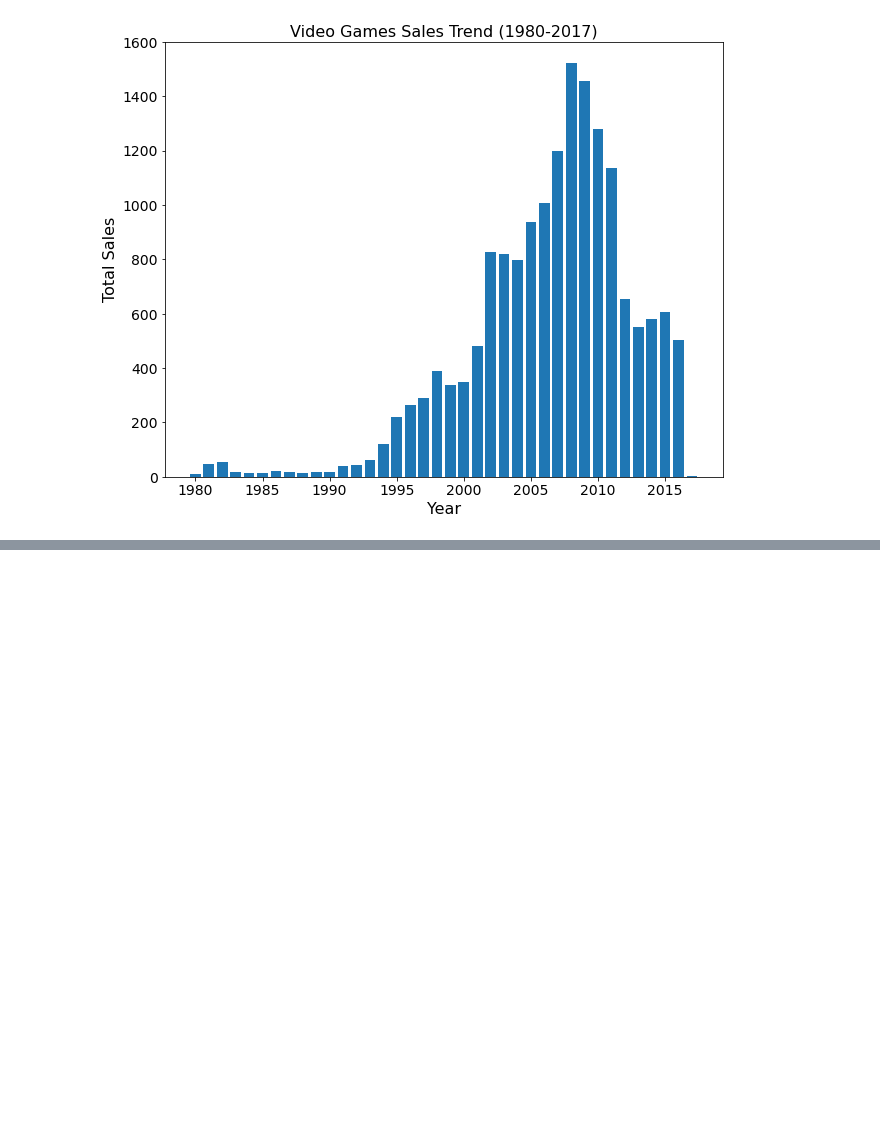
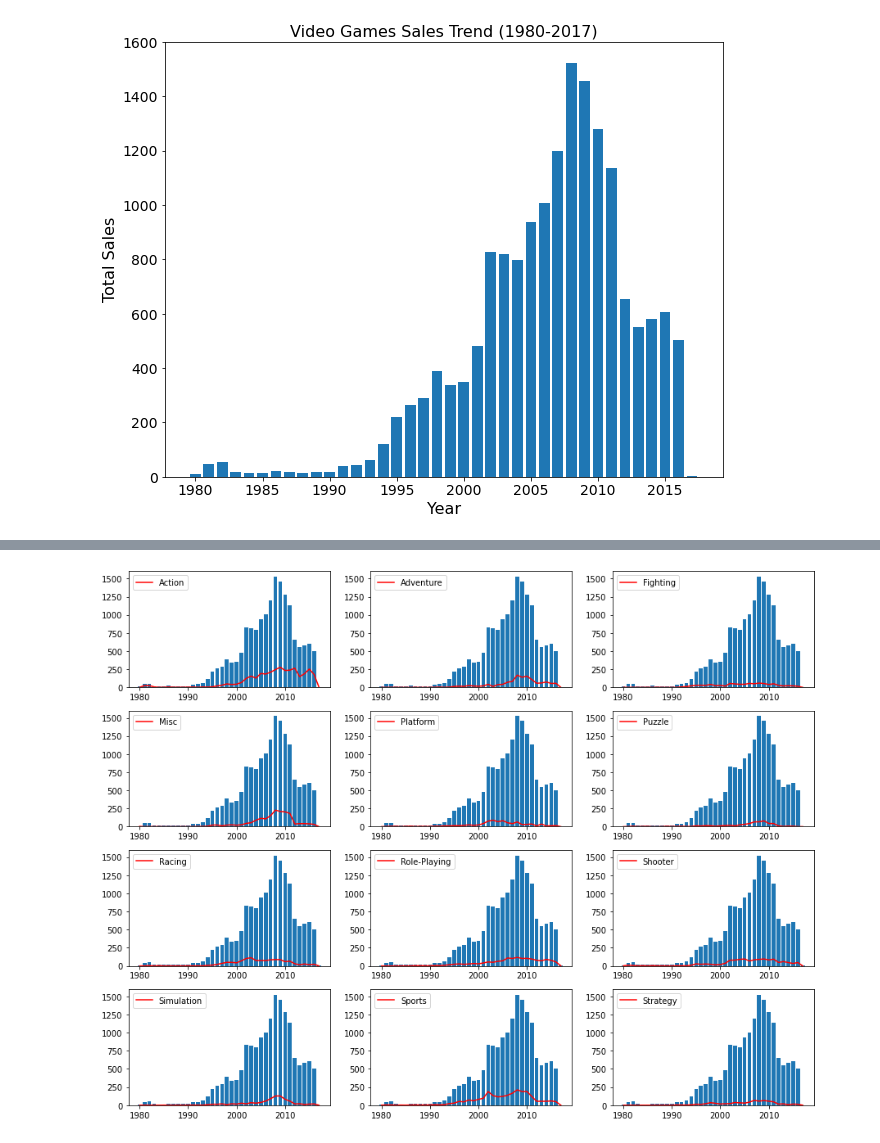
Before and after one commit to fvea/exploratory-data-analysis-video-games-sales, a Jupyter notebook: EDA on Video Games Sales.ipynb, the cells around one changed output, grey strips where cells are left out. Cells and saved outputs as stored; diff of their text form; code cells hidden in the pictures; blank space fills up the shorter version.

```diff
--- a/EDA on Video Games Sales.ipynb
+++ b/EDA on Video Games Sales.ipynb
@@ -104,0 +105,13 @@ ax.legend(fontsize='x-large')
+# %%
+res = pd.crosstab(vg_sales['Year_of_Release'], vg_sales['Genre'])
+fig, axes = plt.subplots(4, 3, figsize=(15, 12))
+col = 0
+for i in range(4):
+    for j in range(3):
+        genre_rec = res.iloc[:, col]
+        axes[i, j].bar(year_sales_counts.index, year_sales_counts.values)
+        axes[i, j].plot(genre_rec, label=genre_rec.name, color='red')
+        _ = axes[i, j].legend(loc='upper left')
+        col += 1
+# %% [output]
+[figure, added]
```
Also changed, not shown: parts of 2 cells of this notebook.
